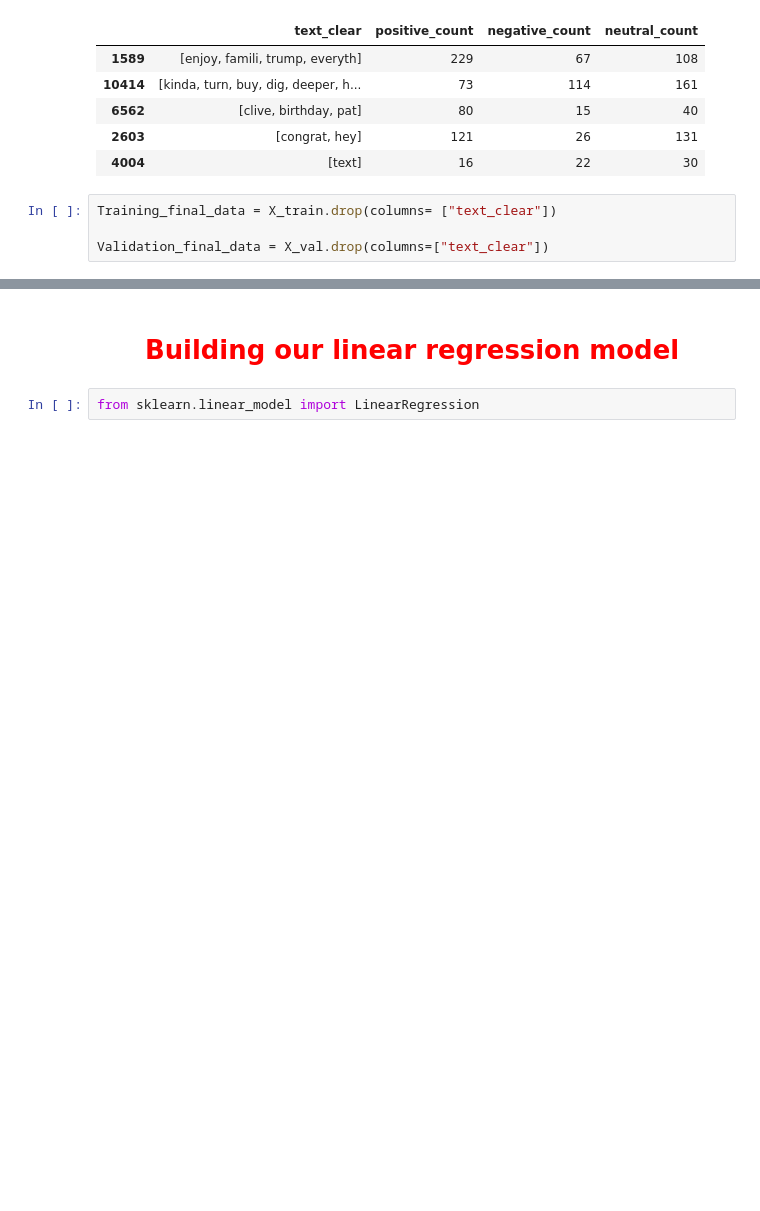
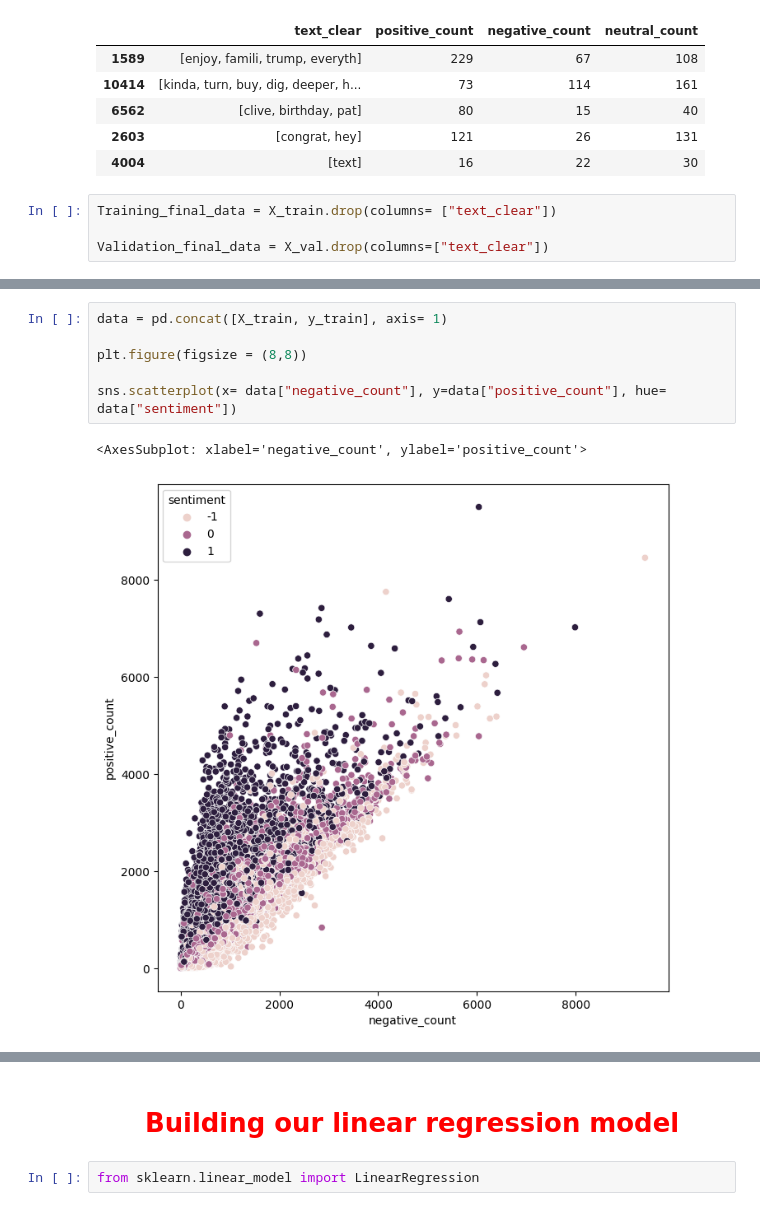
Before and after one commit to HatimRabet/Tweet_Sentiment_Extraction, a Jupyter notebook: Code/Classical_models.ipynb, the cells around one changed output, grey strips where cells are left out. Drawn from its saved outputs; the diff is of its cells as text; blank space fills up the shorter version.

```diff
--- a/Code/Classical_models.ipynb
+++ b/Code/Classical_models.ipynb
@@ -358,0 +367,9 @@ Validation_final_data = X_val.drop(columns=["text_clear"])
+# %%
+data = pd.concat([X_train, y_train], axis= 1)
+
+plt.figure(figsize = (8,8))
+
+sns.scatterplot(x= data["negative_count"], y=data["positive_count"], hue= data["sentiment"])
+# %% [output]
+<AxesSubplot: xlabel='negative_count', ylabel='positive_count'>
+[figure, added]
```
Also changed, not shown: parts of 24 cells of this notebook, 1 other file.
